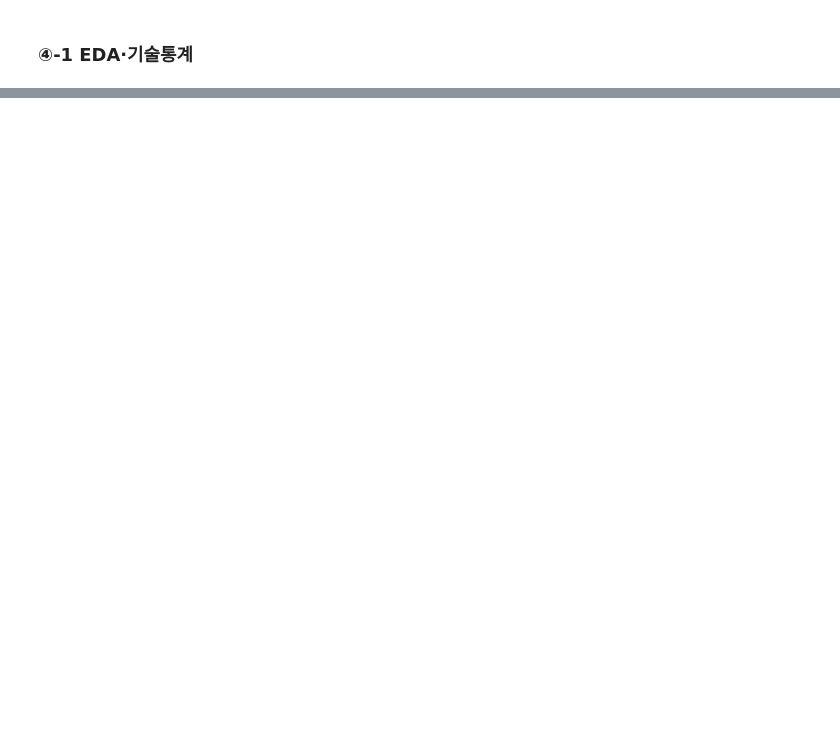
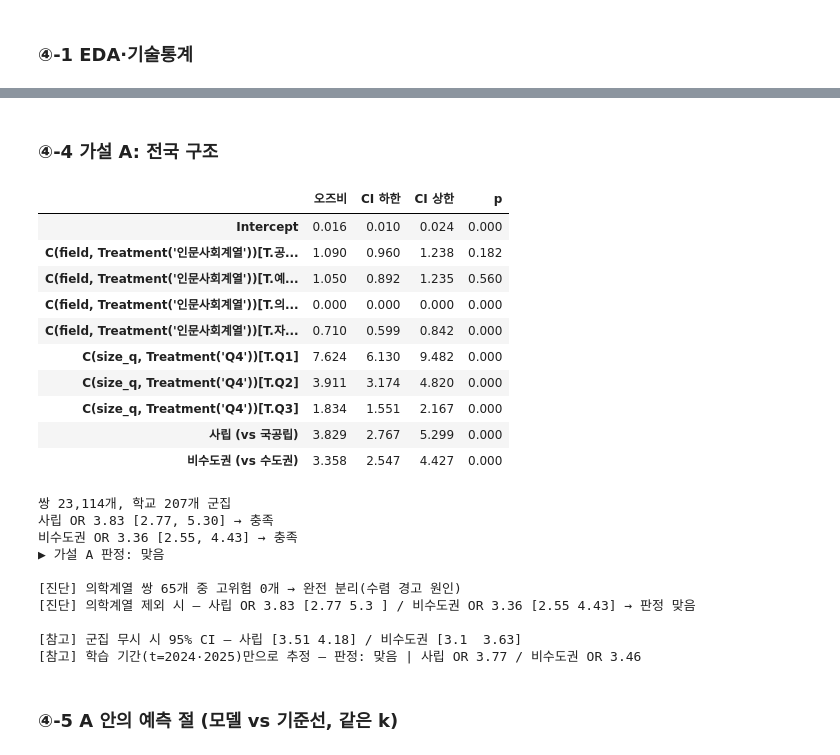
Before and after one commit to 202103116-stack/university-dropout-risk-analysis, a Jupyter notebook: notebook/팀프로젝트2_14조.ipynb, the cells around one changed output, grey strips where cells are left out. Drawn from its saved outputs; the diff is of its cells as text; code cells hidden in the pictures; blank space fills up the shorter version.

```diff
--- a/notebook/팀프로젝트2_14조.ipynb
+++ b/notebook/팀프로젝트2_14조.ipynb
@@ -640 +773,55 @@ rows_flagged.csv 17248 KB
+# %% [markdown]
+### ④-4 가설 A: 전국 구조
+# %%
+# s4-05 가설 A 판정: 구조 변수 로지스틱 회귀 (분석 표본 t=2024~2026, 학교 군집 표준오차)
+# [출처 규칙] '(출처: 노트북 §④ 셀 s4-05)'
+resA, tabA = fit_A(M)
+verdict_A, okA = judge_A(tabA)
+show = tabA.rename(index={'priv': '사립 (vs 국공립)', 'nonmetro': '비수도권 (vs 수도권)'}).round(3)
+# 대계열 기준 = 인문사회계열, 재적 구간 기준 = Q4(대규모). Q1 오즈비 = 소규모 학과의 고위험 오즈 배수
+display(show)
+print(f"쌍 {int(resA.nobs):,}개, 학교 {M['school'].nunique()}개 군집")
+print(f"사립 OR {tabA.loc['priv', '오즈비']:.2f} [{tabA.loc['priv', 'CI 하한']:.2f}, {tabA.loc['priv', 'CI 상한']:.2f}] → {'충족' if okA['priv'] else '미충족'}")
+print(f"비수도권 OR {tabA.loc['nonmetro', '오즈비']:.2f} [{tabA.loc['nonmetro', 'CI 하한']:.2f}, {tabA.loc['nonmetro', 'CI 상한']:.2f}] → {'충족' if okA['nonmetro'] else '미충족'}")
+print(f'▶ 가설 A 판정: {verdict_A}')
+# 진단: 의학계열 완전 분리 — 고위험 쌍이 0개라 오즈비가 0으로 수렴. 의학계열 행을 뺀 추정과 사립·비수도권 오즈비를 비교한다.
+med = M['field'].eq('의학계열')
+print(f"\n[진단] 의학계열 쌍 {int(med.sum())}개 중 고위험 {int(M.loc[med, 'y'].sum())}개 → 완전 분리(수렴 경고 원인)")
+_, tab_nomed = fit_A(M[~med])
+print('[진단] 의학계열 제외 시 — 사립 OR', round(tab_nomed.loc['priv', '오즈비'], 2), np.round(tab_nomed.loc['priv', ['CI 하한', 'CI 상한']].values.astype(float), 2),
+      '/ 비수도권 OR', round(tab_nomed.loc['nonmetro', '오즈비'], 2), np.round(tab_nomed.loc['nonmetro', ['CI 하한', 'CI 상한']].values.astype(float), 2),
+      '→ 판정', judge_A(tab_nomed)[0])
+# 참고: 군집을 무시한 일반 표준오차로 보면 구간이 얼마나 좁아지는가 (학교 단위 변수라 과신 위험)
+with warnings.catch_warnings():
+    warnings.simplefilter('ignore')
+    naive = smf.logit(FORMULA_A, data=M).fit(disp=0, maxiter=200)
+    nci = np.exp(naive.conf_int())
+print('\n[참고] 군집 무시 시 95% CI — 사립', np.round(nci.loc['priv'].values, 2), '/ 비수도권', np.round(nci.loc['nonmetro'].values, 2))
+resA_tr, tabA_tr = fit_A(TR)
+print('[참고] 학습 기간(t=2024·2025)만으로 추정 — 판정:', judge_A(tabA_tr)[0],
+      '| 사립 OR', round(tabA_tr.loc['priv', '오즈비'], 2), '/ 비수도권 OR', round(tabA_tr.loc['nonmetro', '오즈비'], 2))
+# %% [output]
+|  | 오즈비 | CI 하한 | CI 상한 | p |
+| Intercept | 0.016 | 0.010 | 0.024 | 0.000 |
+| C(field, Treatment('인문사회계열'))[T.공... | 1.090 | 0.960 | 1.238 | 0.182 |
+| C(field, Treatment('인문사회계열'))[T.예... | 1.050 | 0.892 | 1.235 | 0.560 |
+| C(field, Treatment('인문사회계열'))[T.의... | 0.000 | 0.000 | 0.000 | 0.000 |
+| C(field, Treatment('인문사회계열'))[T.자... | 0.710 | 0.599 | 0.842 | 0.000 |
+| C(size_q, Treatment('Q4'))[T.Q1] | 7.624 | 6.130 | 9.482 | 0.000 |
+| C(size_q, Treatment('Q4'))[T.Q2] | 3.911 | 3.174 | 4.820 | 0.000 |
+| C(size_q, Treatment('Q4'))[T.Q3] | 1.834 | 1.551 | 2.167 | 0.000 |
+| 사립 (vs 국공립) | 3.829 | 2.767 | 5.299 | 0.000 |
+| 비수도권 (vs 수도권) | 3.358 | 2.547 | 4.427 | 0.000 |
+쌍 23,114개, 학교 207개 군집
+사립 OR 3.83 [2.77, 5.30] → 충족
+비수도권 OR 3.36 [2.55, 4.43] → 충족
+▶ 가설 A 판정: 맞음
+
+[진단] 의학계열 쌍 65개 중 고위험 0개 → 완전 분리(수렴 경고 원인)
+[진단] 의학계열 제외 시 — 사립 OR 3.83 [2.77 5.3 ] / 비수도권 OR 3.36 [2.55 4.43] → 판정 맞음
+
+[참고] 군집 무시 시 95% CI — 사립 [3.51 4.18] / 비수도권 [3.1  3.63]
+[참고] 학습 기간(t=2024·2025)만으로 추정 — 판정: 맞음 | 사립 OR 3.77 / 비수도권 OR 3.46
+# %% [markdown]
+### ④-5 A 안의 예측 절 (모델 vs 기준선, 같은 k)
 # %%
```
Also changed, not shown: parts of 65 cells of this notebook, 1 other file.
